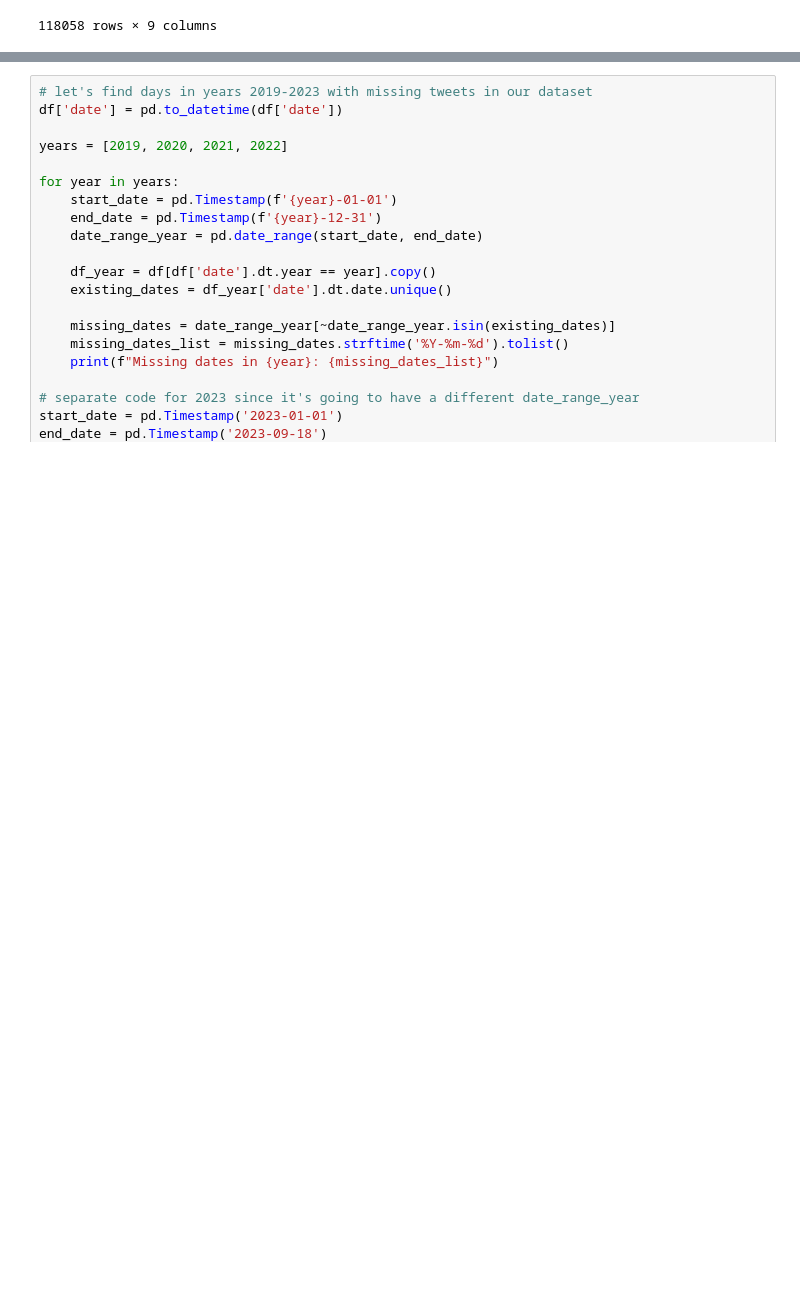
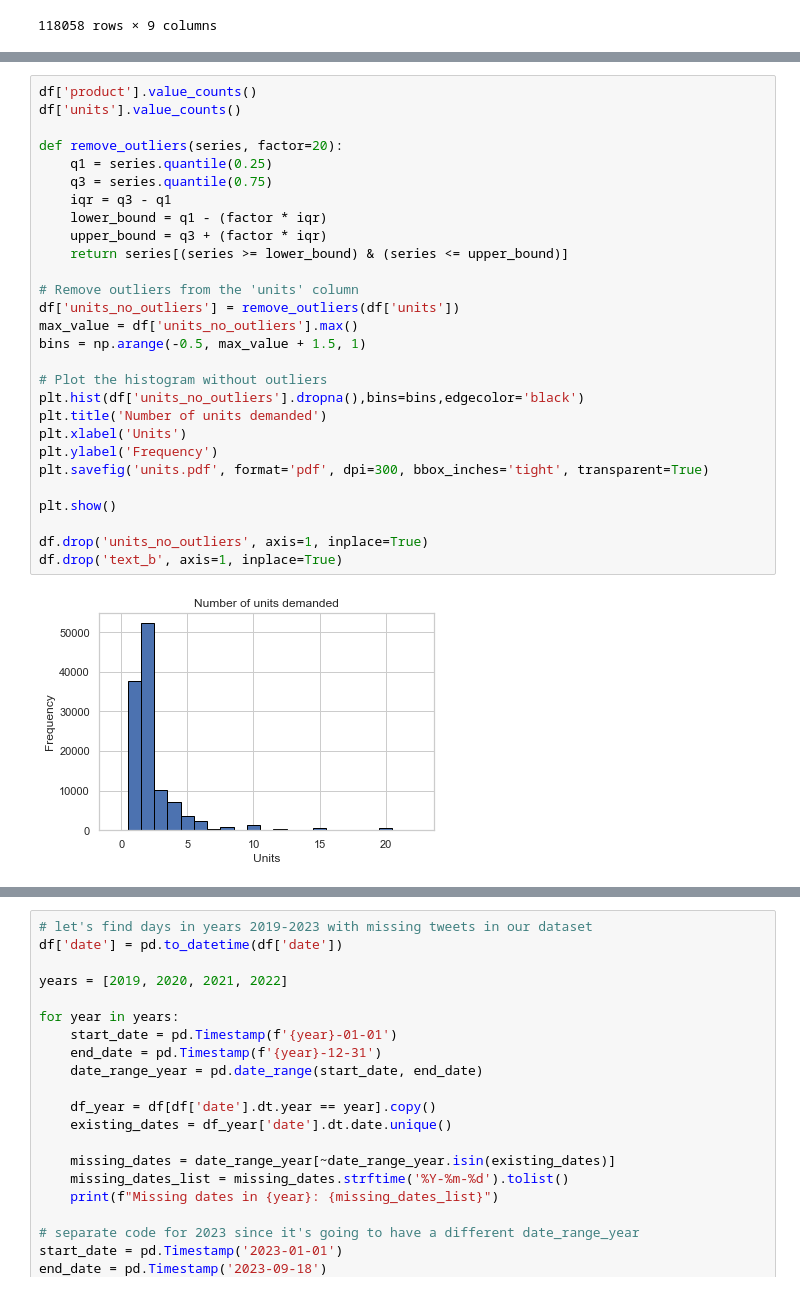
Before and after one commit to jonathanold/conflict-india, a Jupyter notebook: code/tweets/cities-blood-groups.ipynb, the cells around one changed output, grey strips where cells are left out. Cells and saved outputs as stored; diff of their text form; blank space fills up the shorter version.

```diff
--- a/code/tweets/cities-blood-groups.ipynb
+++ b/code/tweets/cities-blood-groups.ipynb
@@ -181,0 +293,30 @@ plt.show()
+# %%
+df['product'].value_counts()
+df['units'].value_counts()
+
+def remove_outliers(series, factor=20):
+    q1 = series.quantile(0.25)
+    q3 = series.quantile(0.75)
+    iqr = q3 - q1
+    lower_bound = q1 - (factor * iqr)
+    upper_bound = q3 + (factor * iqr)
+    return series[(series >= lower_bound) & (series <= upper_bound)]
+
+# Remove outliers from the 'units' column
+df['units_no_outliers'] = remove_outliers(df['units'])
+max_value = df['units_no_outliers'].max()
+bins = np.arange(-0.5, max_value + 1.5, 1)
+
+# Plot the histogram without outliers
+plt.hist(df['units_no_outliers'].dropna(),bins=bins,edgecolor='black')
+plt.title('Number of units demanded')
+plt.xlabel('Units')
+plt.ylabel('Frequency')
+plt.savefig('units.pdf', format='pdf', dpi=300, bbox_inches='tight', transparent=True)
+
+plt.show()
+
+df.drop('units_no_outliers', axis=1, inplace=True)
+df.drop('text_b', axis=1, inplace=True)
+# %% [output]
+[figure, added]
```
Also changed, not shown: parts of 12 cells of this notebook, 14 other files.
